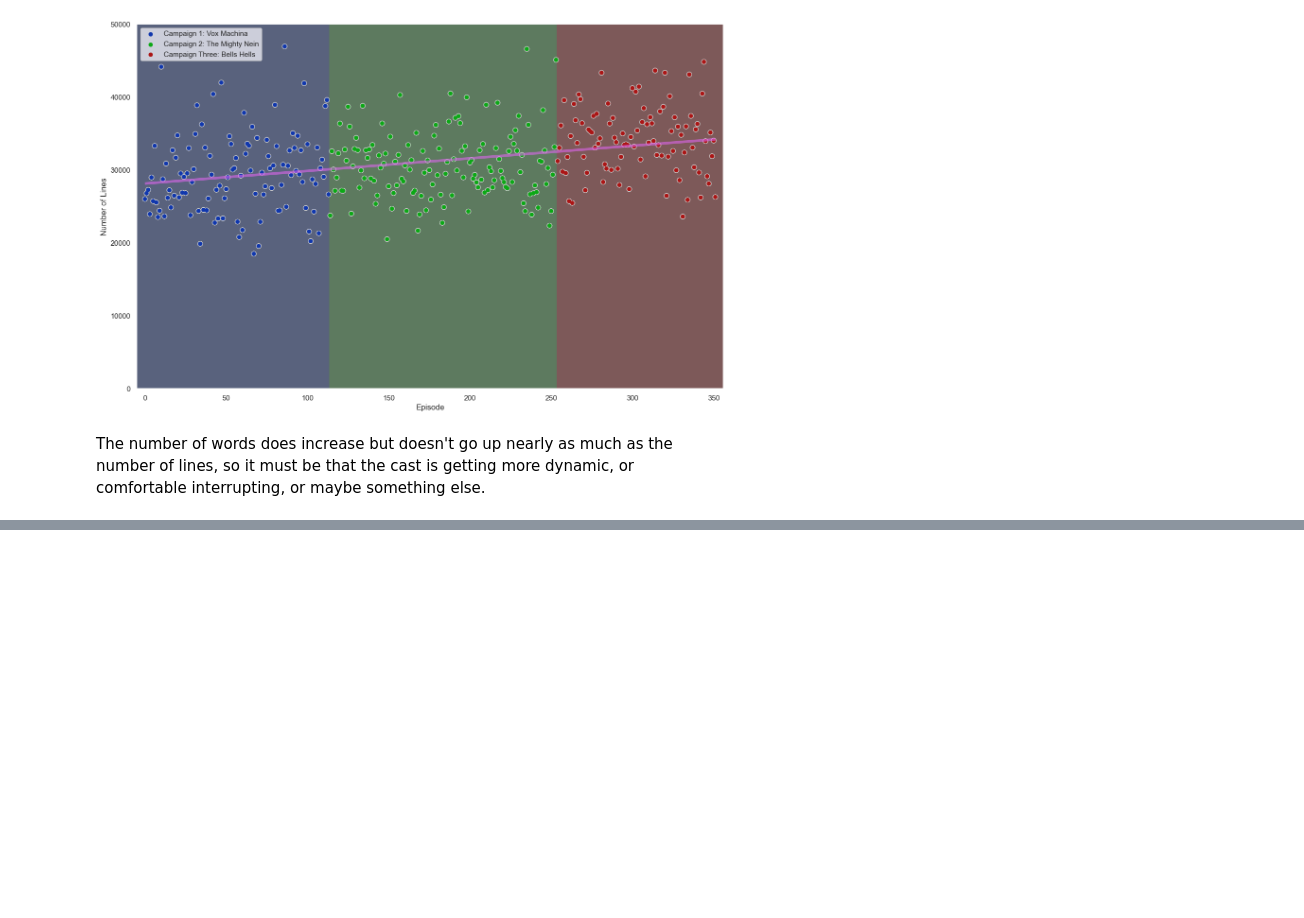
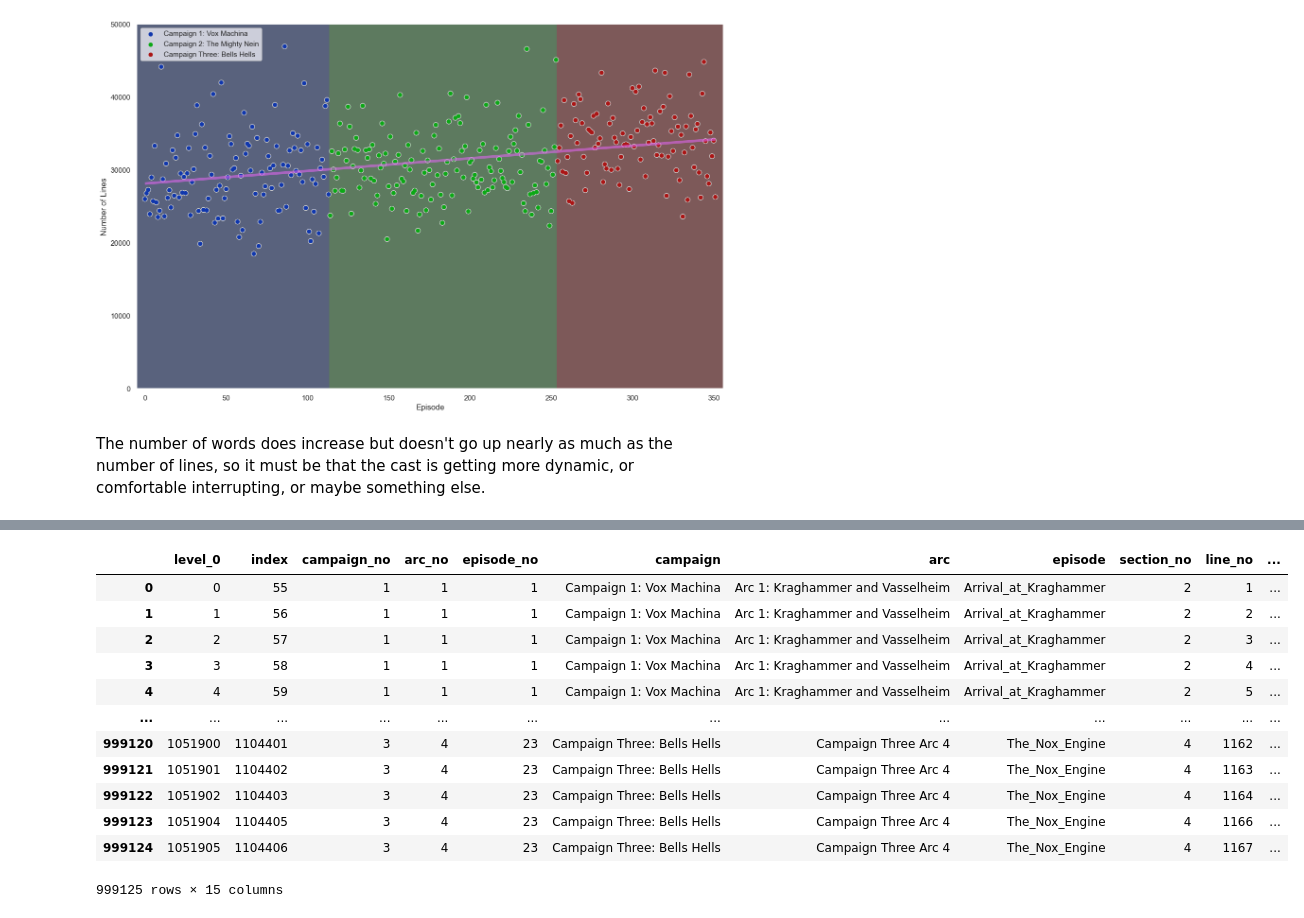
Before and after one commit to wmchad/CritRoleAI, a Jupyter notebook: notebooks/exploration/02_compare_campaigns.ipynb, the cells around one changed output, grey strips where cells are left out. Cells and saved outputs as stored; diff of their text form; code cells hidden in the pictures; blank space fills up the shorter version.

```diff
--- a/notebooks/exploration/02_compare_campaigns.ipynb
+++ b/notebooks/exploration/02_compare_campaigns.ipynb
@@ -264,0 +271,17 @@ The number of words does increase but doesn't go up nearly as much as the number
+# %%
+main_cast_transcripts = transcripts[transcripts['speaker'].isin(cast.keys())].reset_index()
+main_cast_transcripts
+# %% [output]
+|  | level_0 | index | campaign_no | arc_no | episode_no | campaign | arc | episode | section_no | line_no | ... |
+| 0 | 0 | 55 | 1 | 1 | 1 | Campaign 1: Vox Machina | Arc 1: Kraghammer and Vasselheim | Arrival_at_Kraghammer | 2 | 1 | ... |
+| 1 | 1 | 56 | 1 | 1 | 1 | Campaign 1: Vox Machina | Arc 1: Kraghammer and Vasselheim | Arrival_at_Kraghammer | 2 | 2 | ... |
+| 2 | 2 | 57 | 1 | 1 | 1 | Campaign 1: Vox Machina | Arc 1: Kraghammer and Vasselheim | Arrival_at_Kraghammer | 2 | 3 | ... |
+| 3 | 3 | 58 | 1 | 1 | 1 | Campaign 1: Vox Machina | Arc 1: Kraghammer and Vasselheim | Arrival_at_Kraghammer | 2 | 4 | ... |
+| 4 | 4 | 59 | 1 | 1 | 1 | Campaign 1: Vox Machina | Arc 1: Kraghammer and Vasselheim | Arrival_at_Kraghammer | 2 | 5 | ... |
+| ... | ... | ... | ... | ... | ... | ... | ... | ... | ... | ... | ... |
+| 999120 | 1051900 | 1104401 | 3 | 4 | 23 | Campaign Three: Bells Hells | Campaign Three Arc 4 | The_Nox_Engine | 4 | 1162 | ... |
+| 999121 | 1051901 | 1104402 | 3 | 4 | 23 | Campaign Three: Bells Hells | Campaign Three Arc 4 | The_Nox_Engine | 4 | 1163 | ... |
+| 999122 | 1051902 | 1104403 | 3 | 4 | 23 | Campaign Three: Bells Hells | Campaign Three Arc 4 | The_Nox_Engine | 4 | 1164 | ... |
+| 999123 | 1051904 | 1104405 | 3 | 4 | 23 | Campaign Three: Bells Hells | Campaign Three Arc 4 | The_Nox_Engine | 4 | 1166 | ... |
+| 999124 | 1051905 | 1104406 | 3 | 4 | 23 | Campaign Three: Bells Hells | Campaign Three Arc 4 | The_Nox_Engine | 4 | 1167 | ... |
+999125 rows × 15 columns
```
Also changed, not shown: parts of 7 cells of this notebook.
